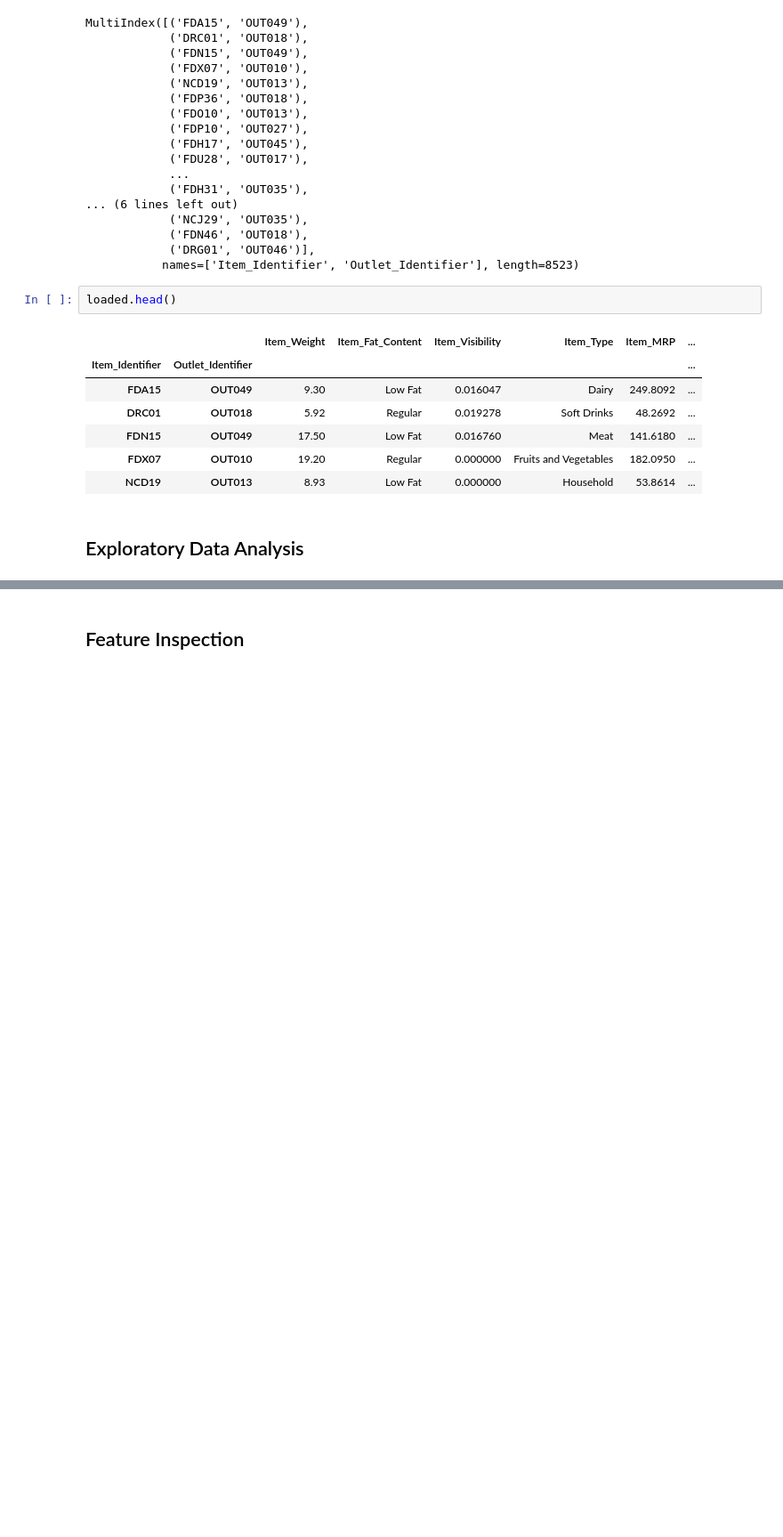
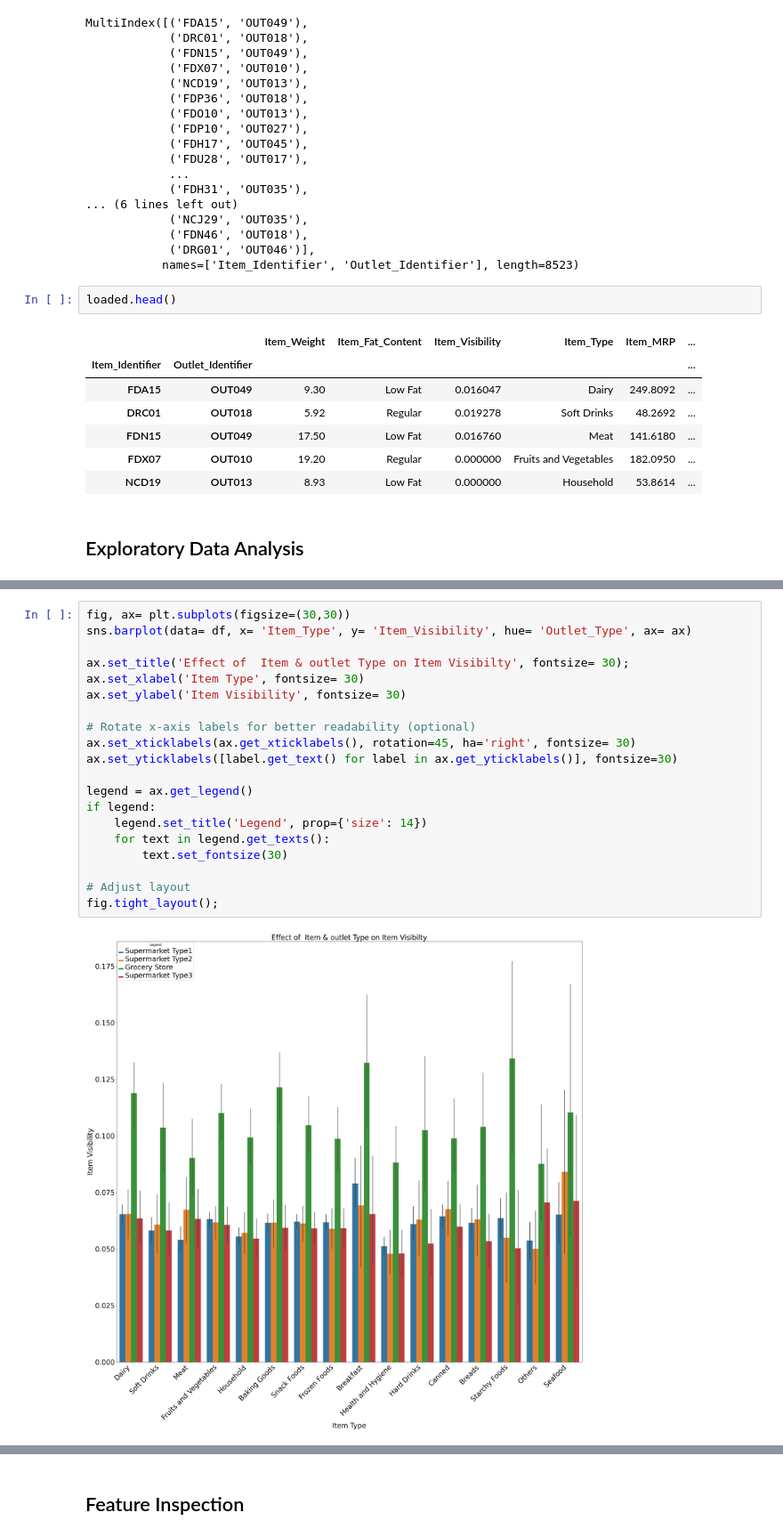
Before and after one commit to Bisan-Abuzubaida/Prediction-of-Product-Sales, a Jupyter notebook: Prediction_of_Product_Sales.ipynb, the cells around one changed output, grey strips where cells are left out. Shown at 89% size. Saved outputs shown, nothing was run; the diff lists cells and outputs as text; blank space fills up the shorter version.

```diff
--- a/Prediction_of_Product_Sales.ipynb
+++ b/Prediction_of_Product_Sales.ipynb
@@ -459,0 +587,22 @@ loaded.head()
+# %%
+fig, ax= plt.subplots(figsize=(30,30))
+sns.barplot(data= df, x= 'Item_Type', y= 'Item_Visibility', hue= 'Outlet_Type', ax= ax)
+
+ax.set_title('Effect of  Item & outlet Type on Item Visibilty', fontsize= 30);
+ax.set_xlabel('Item Type', fontsize= 30)
+ax.set_ylabel('Item Visibility', fontsize= 30)
+
+# Rotate x-axis labels for better readability (optional)
+ax.set_xticklabels(ax.get_xticklabels(), rotation=45, ha='right', fontsize= 30)
+ax.set_yticklabels([label.get_text() for label in ax.get_yticklabels()], fontsize=30)
+
+legend = ax.get_legend()
+if legend:
+    legend.set_title('Legend', prop={'size': 14})
+    for text in legend.get_texts():
+        text.set_fontsize(30)
+
+# Adjust layout
+fig.tight_layout();
+# %% [output]
+[figure, added]
```
Also changed, not shown: parts of 60 cells of this notebook.
